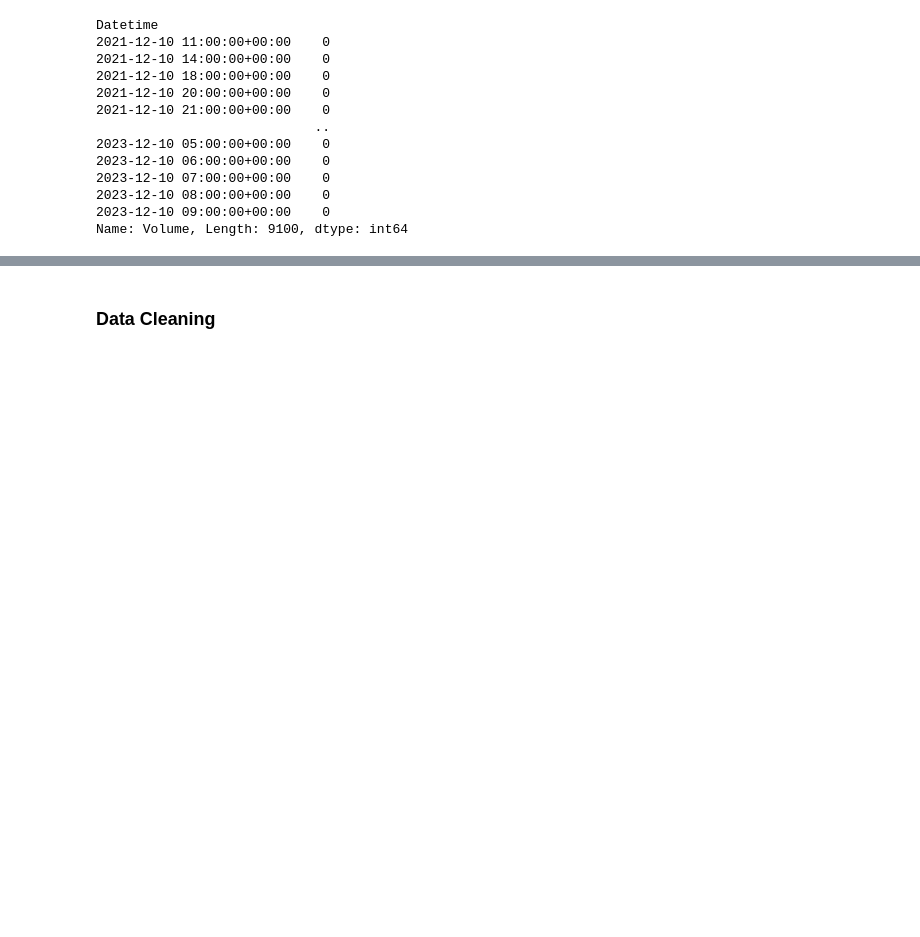
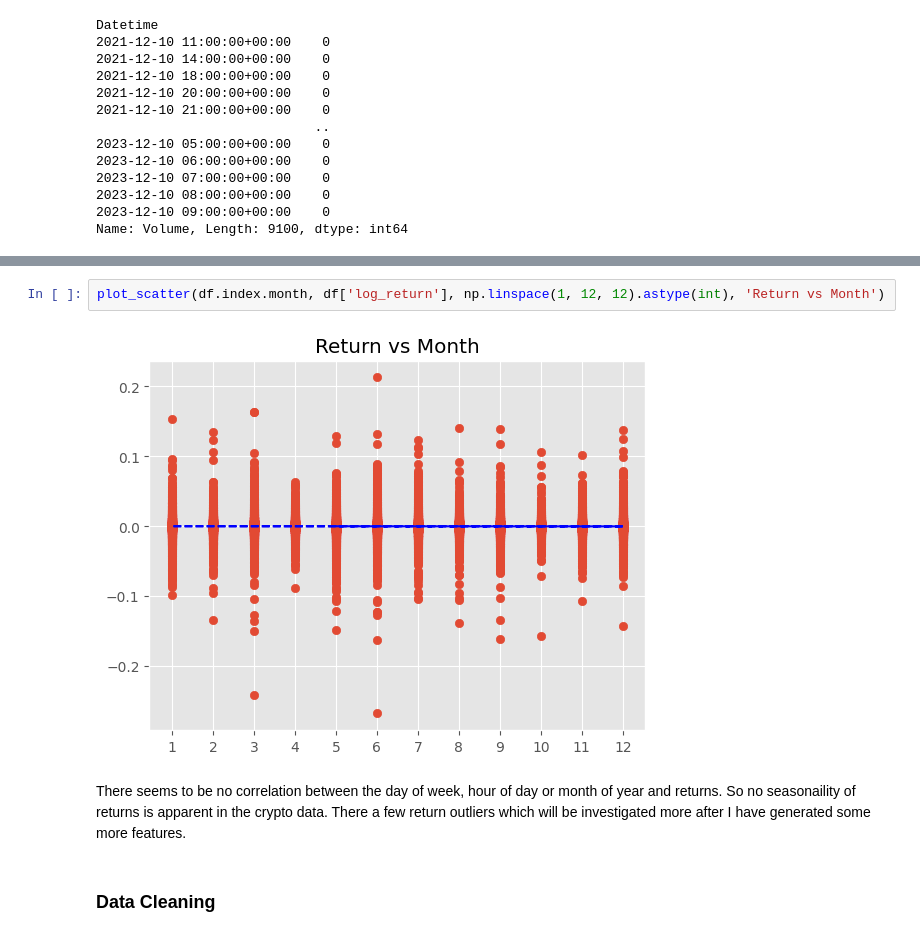
Before and after one commit to will-j-c/cqf_final_project_DL, a Jupyter notebook: report.ipynb, the cells around one changed output, grey strips where cells are left out. Cells and saved outputs as stored; diff of their text form; blank space fills up the shorter version.

```diff
--- a/report.ipynb
+++ b/report.ipynb
@@ -116,3 +132,9 @@ plt.show()
+# %%
+plot_scatter(df.index.month, df['log_return'], np.linspace(1, 12, 12).astype(int), 'Return vs Month')
+# %% [output]
+[figure, added]
+# %% [markdown]
+There seems to be no correlation between the day of week, hour of day or month of year and returns. So no seasonaility of returns is apparent in the crypto data. There a few return outliers which will be investigated more after I have generated some more features.
 # %% [markdown]
 ### Data Cleaning
 # %% [markdown]
```
Also changed, not shown: parts of 8 cells of this notebook, 4 other files.
